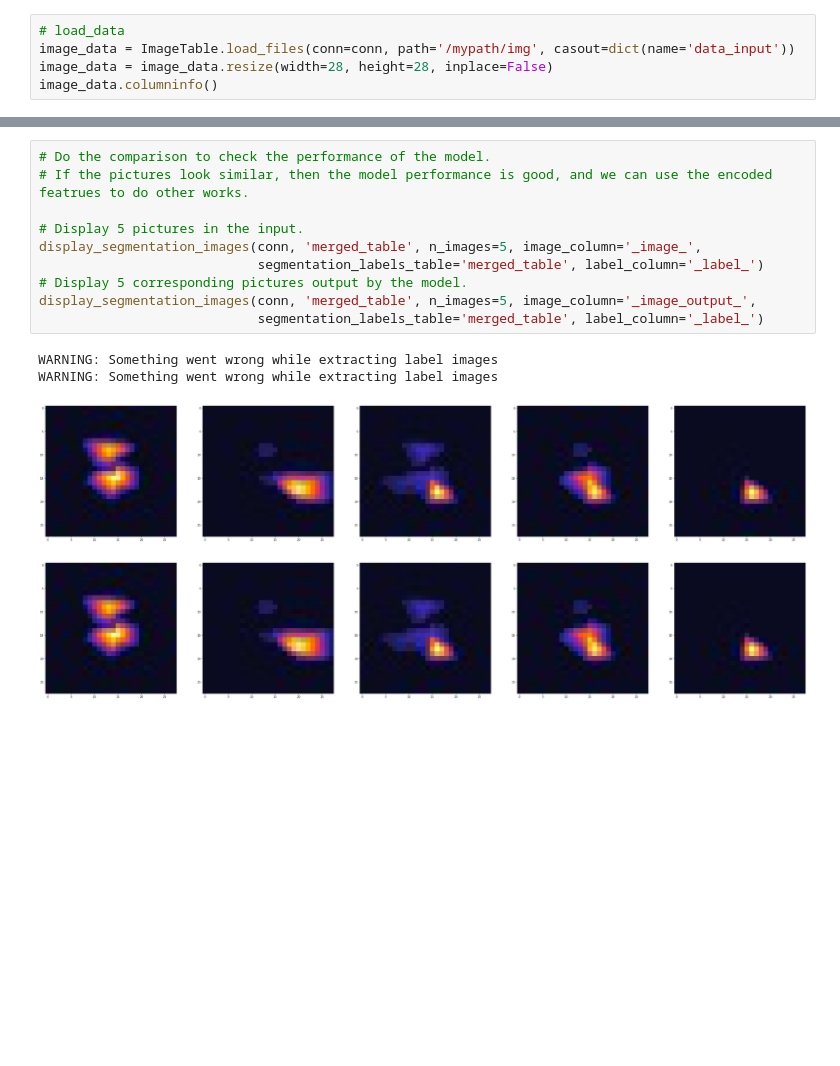
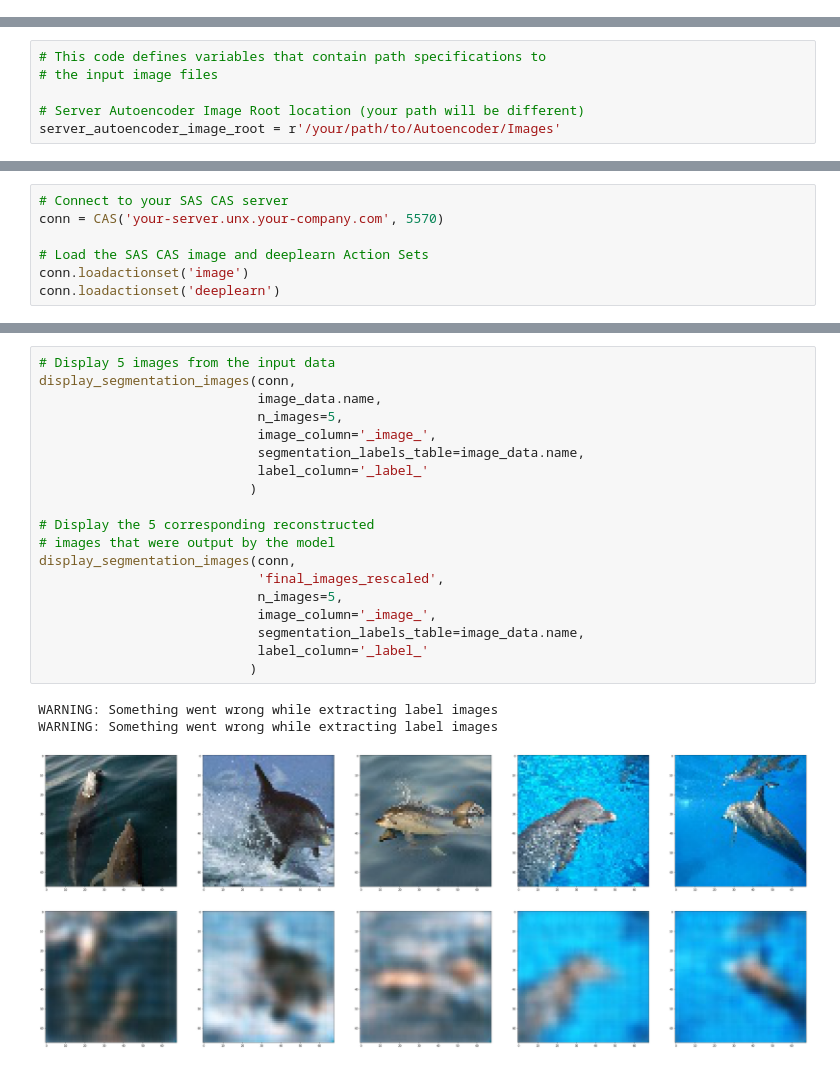
Before and after one commit to sassoftware/python-dlpy, a Jupyter notebook: examples/auto_encoder/auto_encoder.ipynb, the cells around one changed output, grey strips where cells are left out. Saved outputs shown, nothing was run; the diff lists cells and outputs as text; blank space fills up the shorter version.

Commit message:
Updated autoencoder example. (#319)

```diff
--- a/examples/auto_encoder/auto_encoder.ipynb
+++ b/examples/auto_encoder/auto_encoder.ipynb
@@ -32,5 +0,0 @@ NOTE: Added action set 'deeplearn'.
-# %%
-# load_data
-image_data = ImageTable.load_files(conn=conn, path='/mypath/img', casout=dict(name='data_input'))
-image_data = image_data.resize(width=28, height=28, inplace=False)
-image_data.columninfo()
@@ -49,0 +25,6 @@ image_data.show()
+# %%
+# This code defines variables that contain path specifications to
+# the input image files
+
+# Server Autoencoder Image Root location (your path will be different)
+server_autoencoder_image_root = r'/your/path/to/Autoencoder/Images'
@@ -49,0 +87,7 @@ image_data.show()
+# %%
+# Connect to your SAS CAS server
+conn = CAS('your-server.unx.your-company.com', 5570)
+
+# Load the SAS CAS image and deeplearn Action Sets
+conn.loadactionset('image')
+conn.loadactionset('deeplearn')
@@ -164,16 +437,25 @@ elapsed 0.000763s · user 0.000748s · mem 0.707MB
 # %%
-# Do the comparison to check the performance of the model.
-# If the pictures look similar, then the model performance is good, and we can use the encoded featrues to do other works.
+# Display 5 images from the input data
+display_segmentation_images(conn,
+                            image_data.name,
+                            n_images=5,
+                            image_column='_image_',
+                            segmentation_labels_table=image_data.name,
+                            label_column='_label_'
+                           )
 
-# Display 5 pictures in the input.
-display_segmentation_images(conn, 'merged_table', n_images=5, image_column='_image_',
-                            segmentation_labels_table='merged_table', label_column='_label_')
-# Display 5 corresponding pictures output by the model.
-display_segmentation_images(conn, 'merged_table', n_images=5, image_column='_image_output_',
-                            segmentation_labels_table='merged_table', label_column='_label_')
+# Display the 5 corresponding reconstructed
+# images that were output by the model
+display_segmentation_images(conn,
+                            'final_images_rescaled',
+                            n_images=5,
+                            image_column='_image_',
+                            segmentation_labels_table=image_data.name,
+                            label_column='_label_'
+                           )
 # %% [output]
 WARNING: Something went wrong while extracting label images
 WARNING: Something went wrong while extracting label images
-[figure, old version]
+[figure, new version]
-[figure, old version]
+[figure, new version]
 # %%
```
Also changed, not shown: parts of 34 cells of this notebook.
